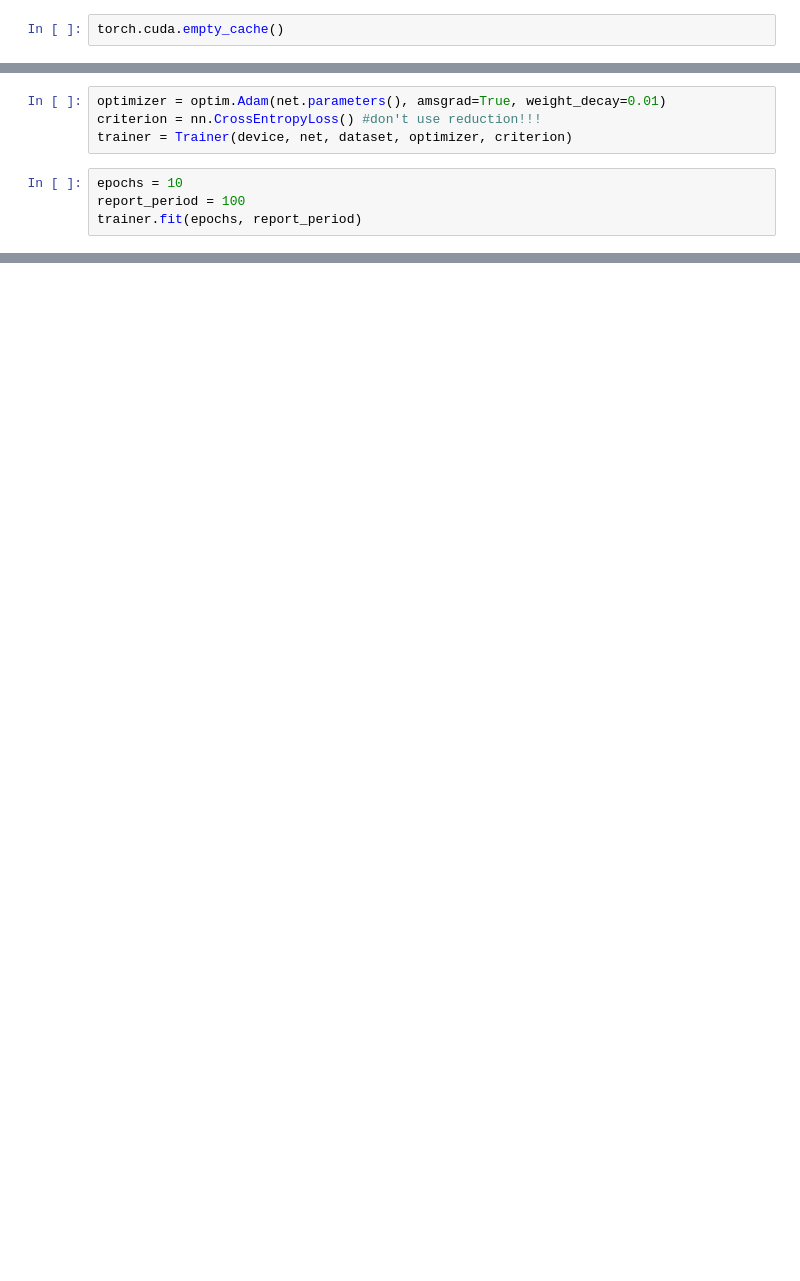
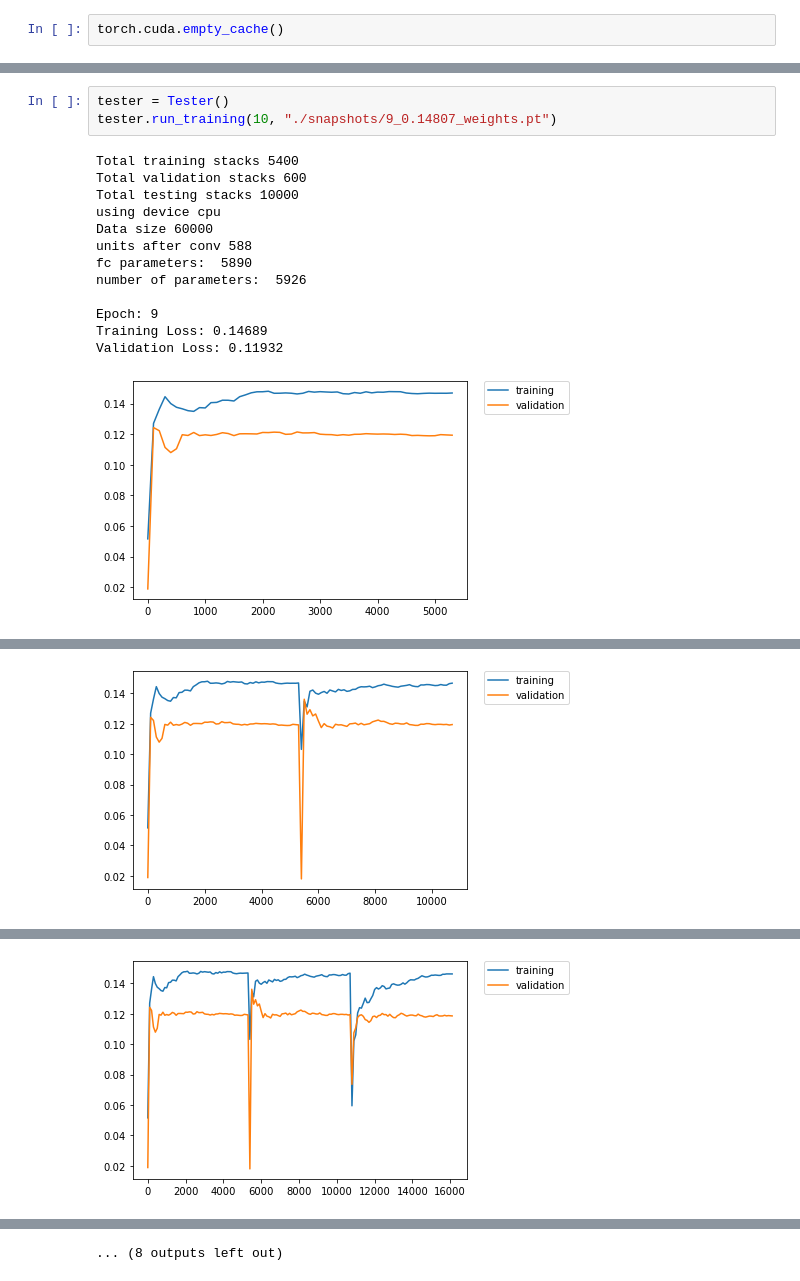
Before and after one commit to muratovm/Siphon, a Jupyter notebook: Tester.ipynb, the cells around one changed output, grey strips where cells are left out. Cells and saved outputs as stored; diff of their text form; blank space fills up the shorter version.

```diff
--- a/Tester.ipynb
+++ b/Tester.ipynb
@@ -51,8 +22,0 @@ number of parameters:  5926
-# %%
-optimizer = optim.Adam(net.parameters(), amsgrad=True, weight_decay=0.01)
-criterion = nn.CrossEntropyLoss() #don't use reduction!!!
-trainer = Trainer(device, net, dataset, optimizer, criterion)
-# %%
-epochs = 10
-report_period = 100
-trainer.fit(epochs, report_period)
@@ -101,0 +67,17 @@ test_accuracy(dataset)
+# %%
+tester = Tester()
+tester.run_training(10, "./snapshots/9_0.14807_weights.pt")
+# %% [output]
+Total training stacks 5400
+Total validation stacks 600
+Total testing stacks 10000
+using device cpu
+Data size 60000
+units after conv 588
+fc parameters:  5890
+number of parameters:  5926
+
+Epoch: 9
+Training Loss: 0.14689
+Validation Loss: 0.11932
+[figure, added]
@@ -101,0 +87 @@ test_accuracy(dataset)
+[figure, added]
@@ -101,0 +91 @@ test_accuracy(dataset)
+[figure, added]
@@ -101,0 +104 @@ test_accuracy(dataset)
+... (8 outputs left out)
```
Also changed, not shown: parts of 9 cells of this notebook, 8 other files.
